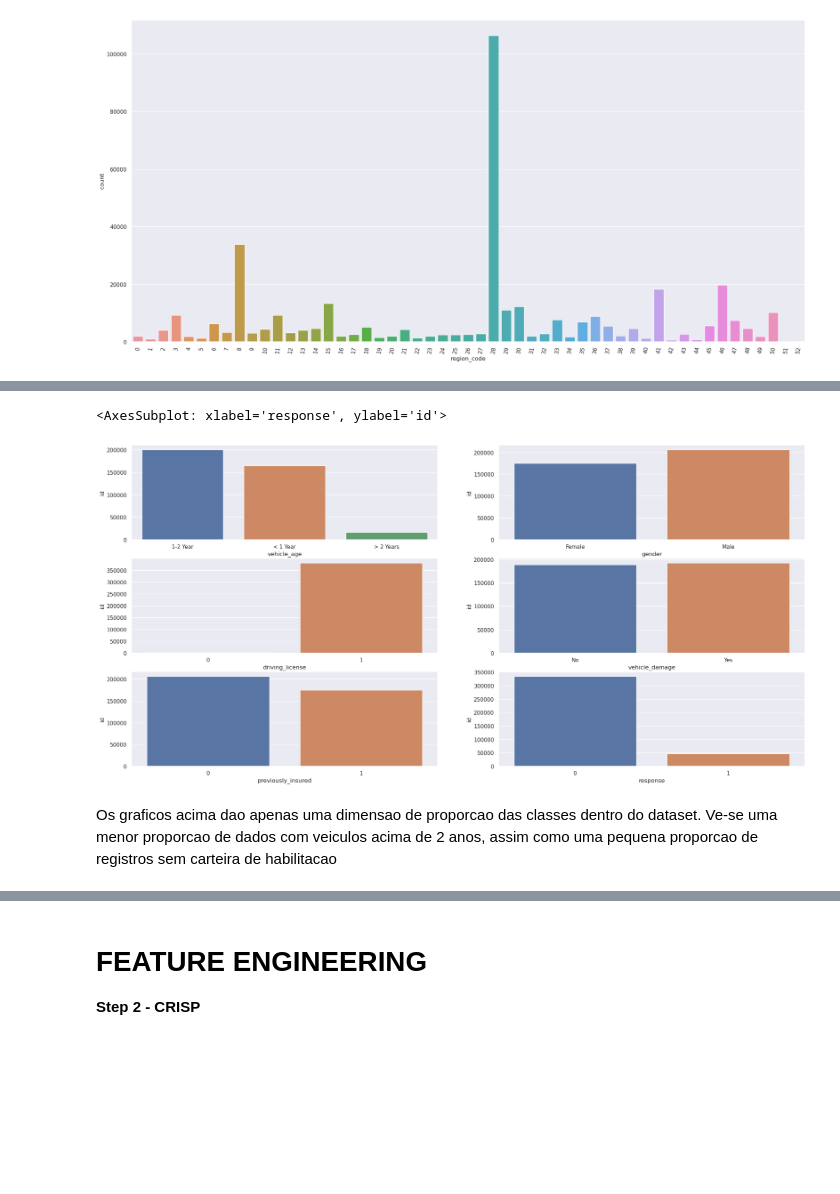
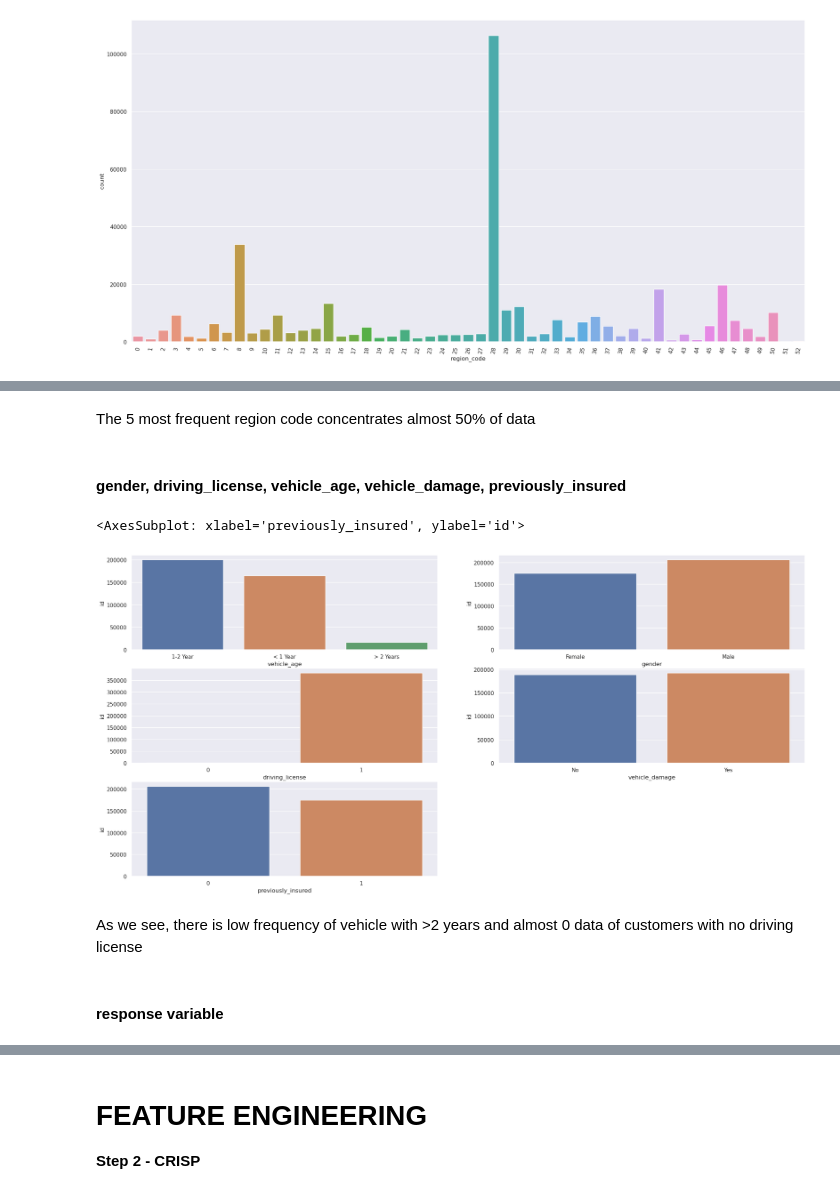
Before and after one commit to danieltodaDS/Health-Insurance-Cross-Sell, a Jupyter notebook: notebooks/1.0_dhrt_health_insurance_cross_sell.ipynb, the cells around one changed output, grey strips where cells are left out. Saved outputs shown, nothing was run; the diff lists cells and outputs as text; code cells hidden in the pictures; blank space fills up the shorter version.

```diff
--- a/notebooks/1.0_dhrt_health_insurance_cross_sell.ipynb
+++ b/notebooks/1.0_dhrt_health_insurance_cross_sell.ipynb
@@ -476,35 +534,36 @@ plt.xticks(rotation = 80);
+# %% [markdown]
+The 5 most frequent region code concentrates almost 50% of data
+# %% [markdown]
+#### gender, driving_license, vehicle_age, vehicle_damage, previously_insured
 # %%
 #vehicle_age
 plt.subplot(3,2,1)
 vehicle_age = cat_attributes[['vehicle_age','id']].groupby('vehicle_age').count().reset_index()
 sns.barplot(data=vehicle_age, x='vehicle_age',y='id')
 
 #gender
 plt.subplot(3,2,2)
 gender = cat_attributes[['gender','id']].groupby('gender').count().reset_index()
 sns.barplot(data=gender, x= 'gender', y='id')
 
 #driving_license
 plt.subplot(3,2,3)
 license = cat_attributes[['driving_license','id']].groupby('driving_license').count().reset_index()
 sns.barplot(data=license, x= 'driving_license', y='id')
 
 #vehicle_damage
 plt.subplot(3,2,4)
 vehicle_damage = cat_attributes[['vehicle_damage','id']].groupby('vehicle_damage').count().reset_index()
 sns.barplot(data=vehicle_damage, x= 'vehicle_damage', y='id')
 
 #previosly_insured
 plt.subplot(3,2,5)
 previously_insured = cat_attributes[['previously_insured','id']].groupby('previously_insured').count().reset_index()
 sns.barplot(data=previously_insured, x= 'previously_insured', y='id')
-
-#response
-plt.subplot(3,2,6)
-response = cat_attributes[['response','id']].groupby('response').count().reset_index()
-sns.barplot(data=response, x= 'response', y='id')
 # %% [output]
-<AxesSubplot: xlabel='response', ylabel='id'>
+<AxesSubplot: xlabel='previously_insured', ylabel='id'>
-[figure, old version]
+[figure, new version]
 # %% [markdown]
-Os graficos acima dao apenas uma dimensao de proporcao das classes dentro do dataset. Ve-se uma menor proporcao de dados com veiculos acima de 2 anos, assim como uma pequena proporcao de registros sem carteira de habilitacao
+As we see, there is low frequency of vehicle with >2 years and almost 0 data of customers with no driving license
+# %% [markdown]
+#### response variable
```
Also changed, not shown: parts of 49 cells of this notebook.
